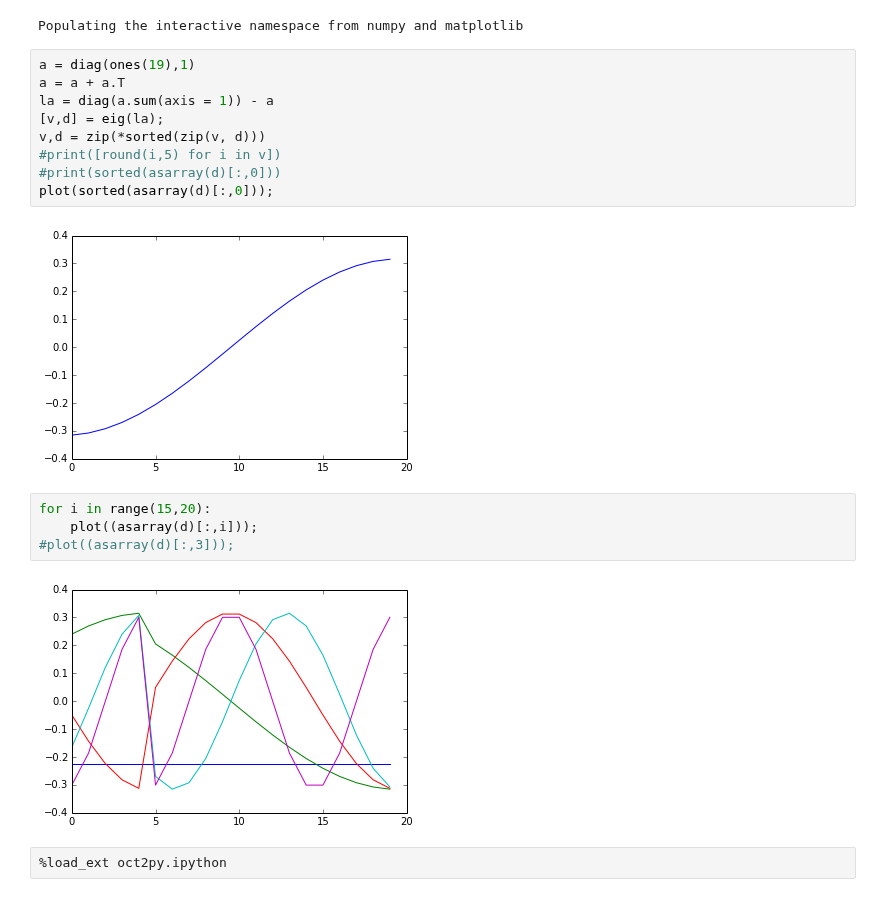
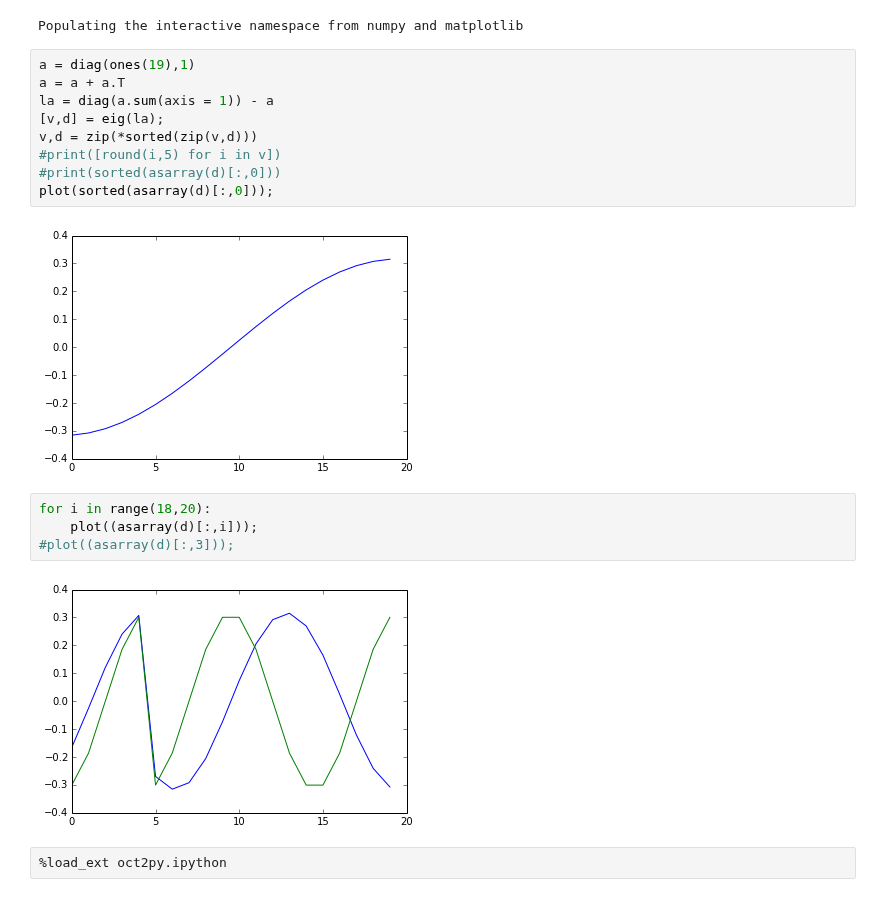
Before and after one commit to Chuphay/school, a Jupyter notebook: ML/spectral/e_vector_ch1_spielman.ipynb, the cells around one changed output. Cells and saved outputs as stored; diff of their text form.

```diff
--- a/ML/spectral/e_vector_ch1_spielman.ipynb
+++ b/ML/spectral/e_vector_ch1_spielman.ipynb
@@ -7,18 +7,18 @@ a = diag(ones(19),1)
 a = a + a.T
 la = diag(a.sum(axis = 1)) - a
 [v,d] = eig(la);
-v,d = zip(*sorted(zip(v, d)))
+v,d = zip(*sorted(zip(v,d)))
 #print([round(i,5) for i in v])
 #print(sorted(asarray(d)[:,0]))
 plot(sorted(asarray(d)[:,0]));
 # %% [output]
 [figure]
 # %%
-for i in range(15,20):
+for i in range(18,20):
     plot((asarray(d)[:,i]));
 #plot((asarray(d)[:,3]));
 # %% [output]
-[figure, old version]
+[figure, new version]
 # %%
 %load_ext oct2py.ipython
 # %%
```
Also changed, not shown: parts of 1 cell of this notebook, 4 other files.
